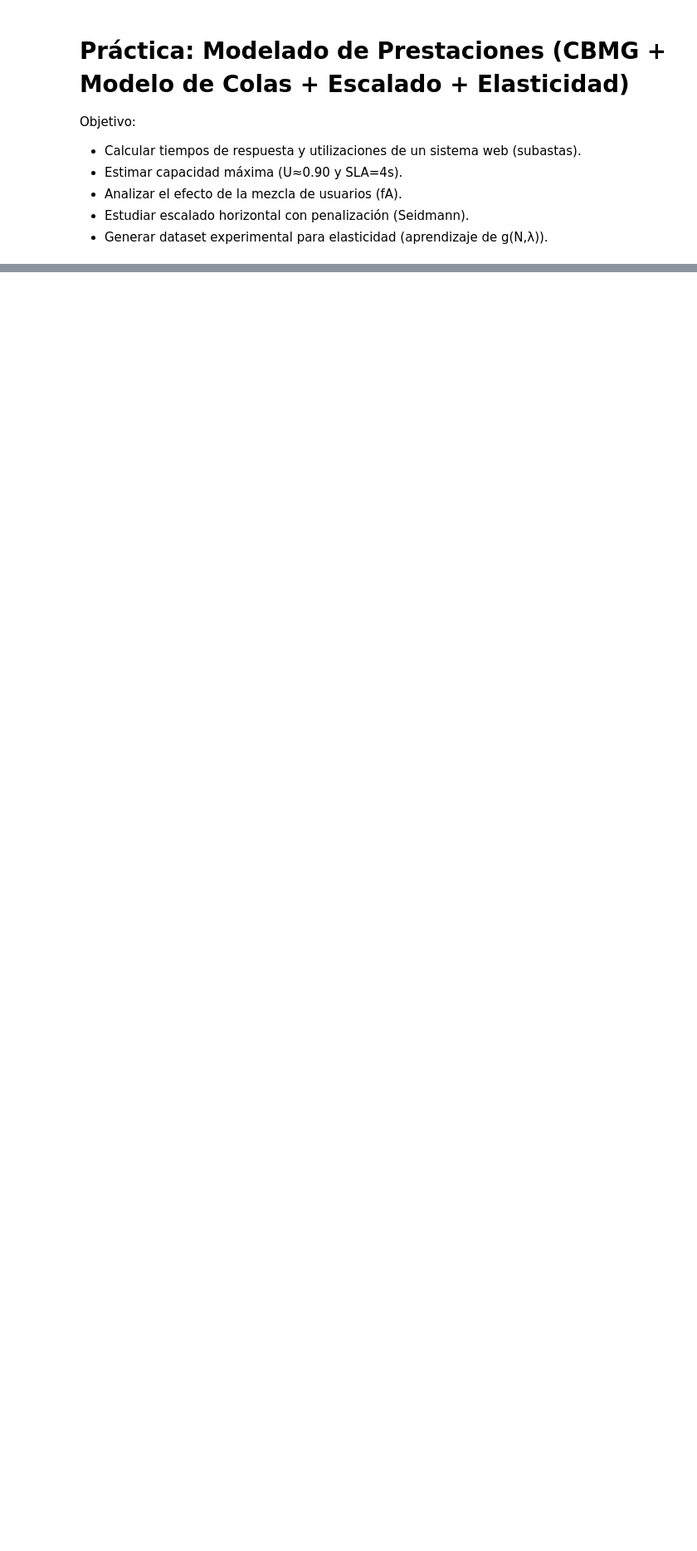
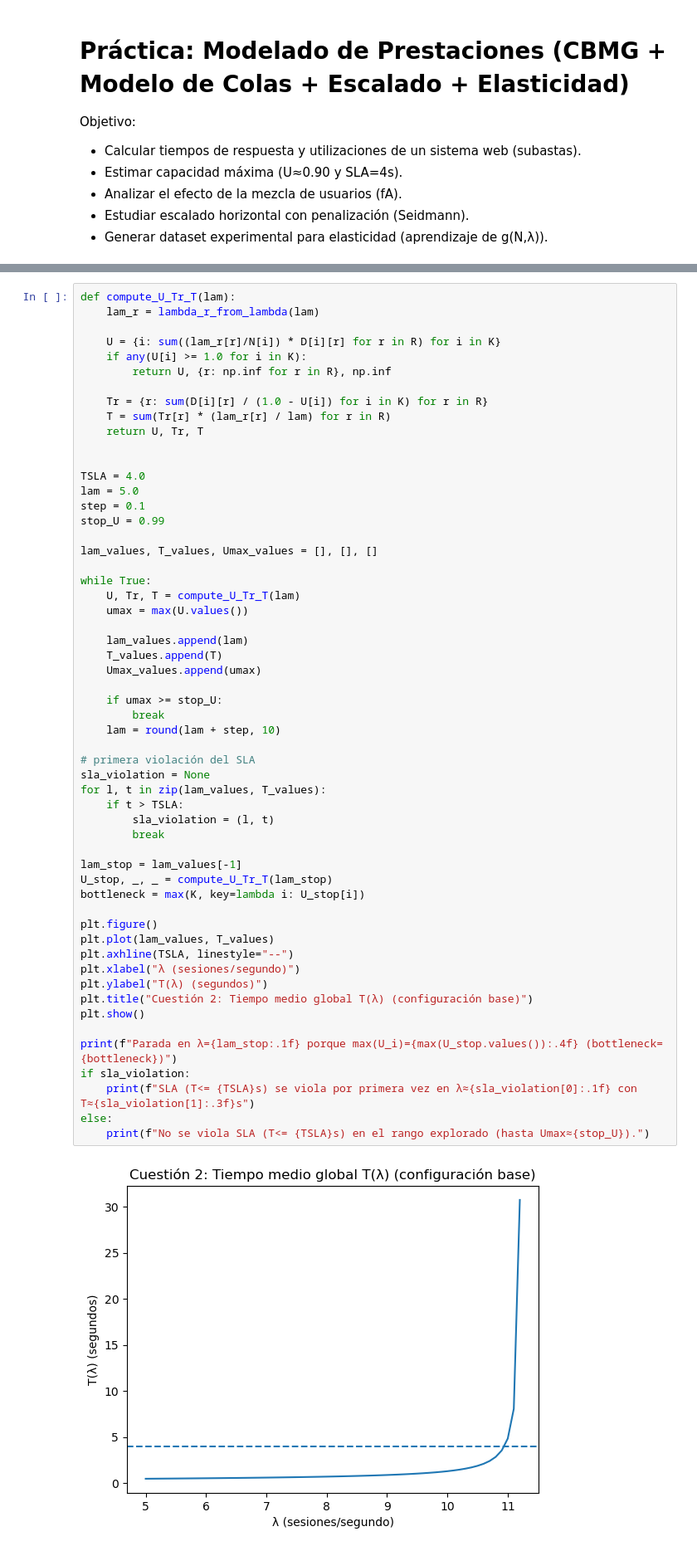
Before and after one commit to sanchezIII/SistemasDistribuidosWork, a Jupyter notebook: Trabajo_SD_ModeloColas.ipynb, the cells around one changed output, grey strips where cells are left out. Shown at 83% size. Drawn from its saved outputs; the diff is of its cells as text; blank space fills up the shorter version.

```diff
--- a/Trabajo_SD_ModeloColas.ipynb
+++ b/Trabajo_SD_ModeloColas.ipynb
@@ -1049,0 +177,58 @@ plt.show()
+# %%
+def compute_U_Tr_T(lam):
+    lam_r = lambda_r_from_lambda(lam)
+
+    U = {i: sum((lam_r[r]/N[i]) * D[i][r] for r in R) for i in K}
+    if any(U[i] >= 1.0 for i in K):
+        return U, {r: np.inf for r in R}, np.inf
+
+    Tr = {r: sum(D[i][r] / (1.0 - U[i]) for i in K) for r in R}
+    T = sum(Tr[r] * (lam_r[r] / lam) for r in R)
+    return U, Tr, T
+
+
+TSLA = 4.0
+lam = 5.0
+step = 0.1
+stop_U = 0.99
+
+lam_values, T_values, Umax_values = [], [], []
+
+while True:
+    U, Tr, T = compute_U_Tr_T(lam)
+    umax = max(U.values())
+
+    lam_values.append(lam)
+    T_values.append(T)
+    Umax_values.append(umax)
+
+    if umax >= stop_U:
+        break
+    lam = round(lam + step, 10)
+
+# primera violación del SLA
+sla_violation = None
+for l, t in zip(lam_values, T_values):
+    if t > TSLA:
+        sla_violation = (l, t)
+        break
+
+lam_stop = lam_values[-1]
+U_stop, _, _ = compute_U_Tr_T(lam_stop)
+bottleneck = max(K, key=lambda i: U_stop[i])
+
+plt.figure()
+plt.plot(lam_values, T_values)
+plt.axhline(TSLA, linestyle="--")
+plt.xlabel("λ (sesiones/segundo)")
+plt.ylabel("T(λ) (segundos)")
+plt.title("Cuestión 2: Tiempo medio global T(λ) (configuración base)")
+plt.show()
+
+print(f"Parada en λ={lam_stop:.1f} porque max(U_i)={max(U_stop.values()):.4f} (bottleneck={bottleneck})")
+if sla_violation:
+    print(f"SLA (T<= {TSLA}s) se viola por primera vez en λ≈{sla_violation[0]:.1f} con T≈{sla_violation[1]:.3f}s")
+else:
+    print(f"No se viola SLA (T<= {TSLA}s) en el rango explorado (hasta Umax≈{stop_U}).")
+# %% [output]
+[figure, added]
```
Also changed, not shown: parts of 69 cells of this notebook.
